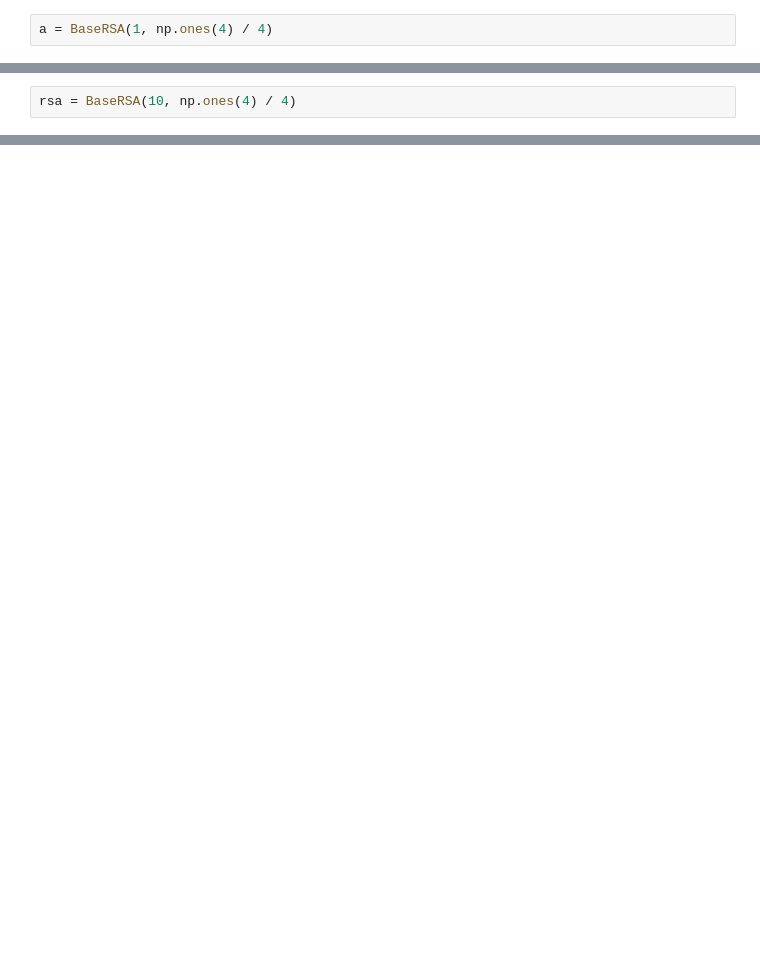
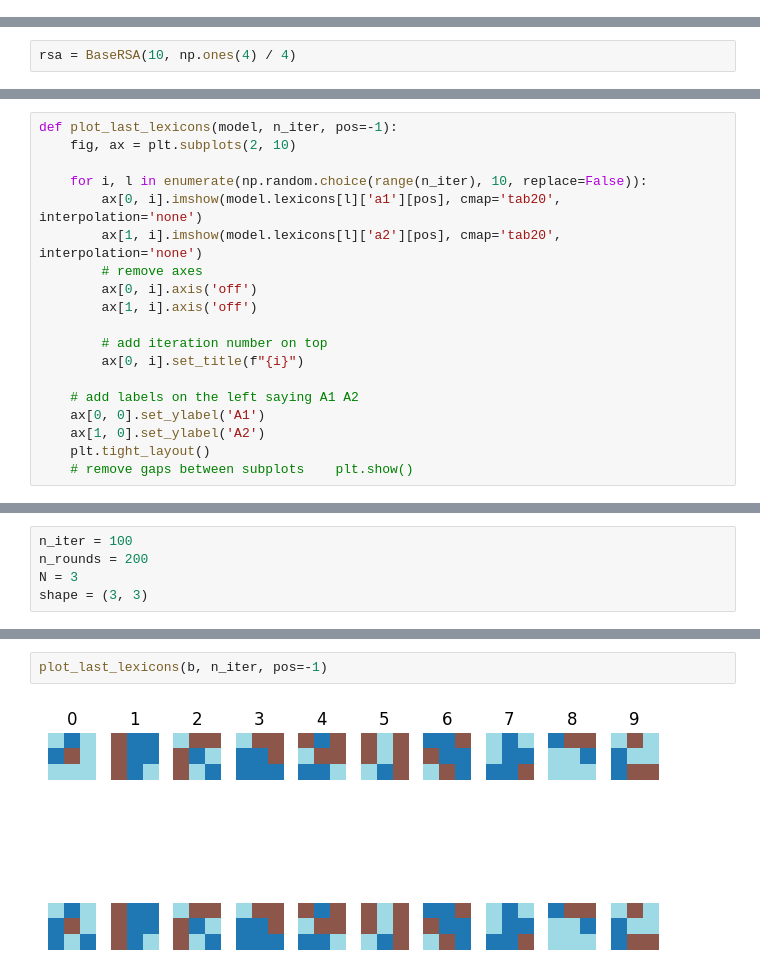
Before and after one commit to alexeykosh/2024-convexity-efficient-communication, a Jupyter notebook: RSA-model.ipynb, the cells around one changed output, grey strips where cells are left out. Drawn from its saved outputs; the diff is of its cells as text; blank space fills up the shorter version.

```diff
--- a/RSA-model.ipynb
+++ b/RSA-model.ipynb
@@ -169,3 +161 @@ class BaseRSA:
-# %%
-a = BaseRSA(1, np.ones(4) / 4)
 # %%
@@ -435,0 +415,19 @@ calculate_upper_bound(4, (3, 3))
+# %%
+def plot_last_lexicons(model, n_iter, pos=-1):
+    fig, ax = plt.subplots(2, 10)
+
+    for i, l in enumerate(np.random.choice(range(n_iter), 10, replace=False)):
+        ax[0, i].imshow(model.lexicons[l]['a1'][pos], cmap='tab20', interpolation='none')
+        ax[1, i].imshow(model.lexicons[l]['a2'][pos], cmap='tab20', interpolation='none')
+        # remove axes
+        ax[0, i].axis('off')
+        ax[1, i].axis('off')
+
+        # add iteration number on top
+        ax[0, i].set_title(f"{i}")
+
+    # add labels on the left saying A1 A2
+    ax[0, 0].set_ylabel('A1')
+    ax[1, 0].set_ylabel('A2')
+    plt.tight_layout()
+    # remove gaps between subplots    plt.show()
@@ -435,0 +448,5 @@ calculate_upper_bound(4, (3, 3))
+# %%
+n_iter = 100
+n_rounds = 200
+N = 3
+shape = (3, 3)
@@ -435,0 +580,4 @@ calculate_upper_bound(4, (3, 3))
+# %%
+plot_last_lexicons(b, n_iter, pos=-1)
+# %% [output]
+[figure, added]
```
Also changed, not shown: parts of 41 cells of this notebook, 1 other file.
